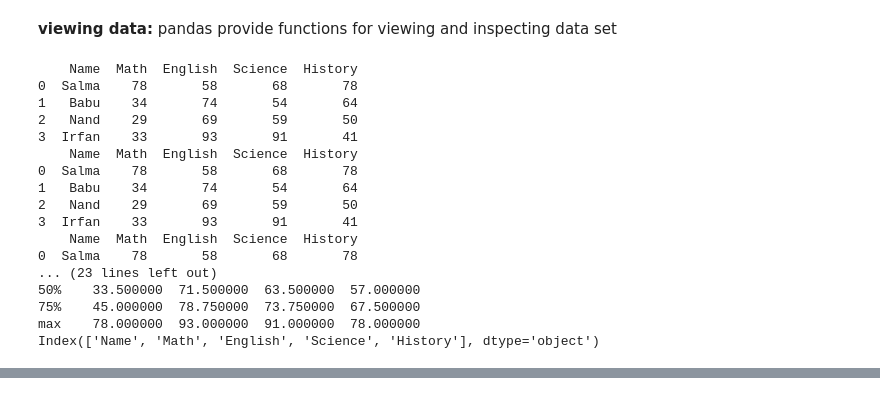
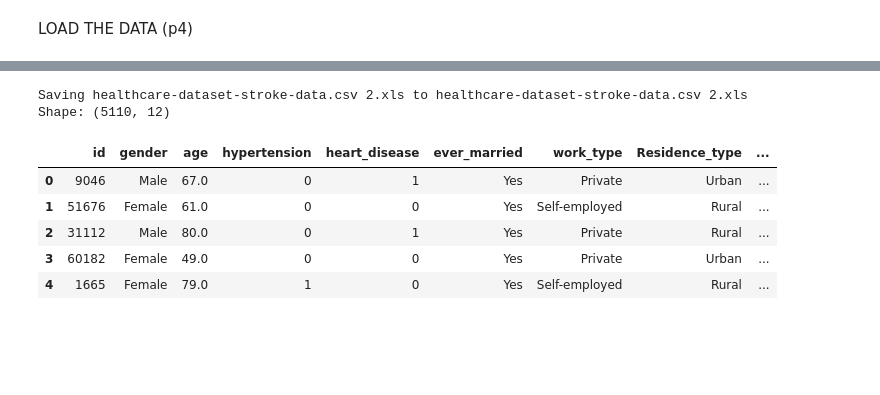
Before and after one commit to niyati248/Ai_potfolio, a Jupyter notebook: Untitled2.ipynb, the cells around one changed output, grey strips where cells are left out. Saved outputs shown, nothing was run; the diff lists cells and outputs as text; code cells hidden in the pictures; blank space fills up the shorter version.

```diff
--- a/Untitled2.ipynb
+++ b/Untitled2.ipynb
@@ -125,28 +2,0 @@ Name: popularity_score, dtype: bool
-# %% [markdown]
-**viewing data:** pandas provide functions for viewing and inspecting data set
-# %%
-print(new_data.head()) #Display the first 5 rows
-print(new_data.head(10)) #Display the first 10 rows
-print(new_data.tail()) #Display the last rows
-print(new_data.info()) #Display dataset info:
-print(new_data.shape) #Display the shape of the data
-print(new_data.describe()) #Display the statistical summary
-print(new_data.columns) #show column names
-# %% [output]
-    Name  Math  English  Science  History
-0  Salma    78       58       68       78
-1   Babu    34       74       54       64
-2   Nand    29       69       59       50
-3  Irfan    33       93       91       41
-    Name  Math  English  Science  History
-0  Salma    78       58       68       78
-1   Babu    34       74       54       64
-2   Nand    29       69       59       50
-3  Irfan    33       93       91       41
-    Name  Math  English  Science  History
-0  Salma    78       58       68       78
-... (23 lines left out)
-50%    33.500000  71.500000  63.500000  57.000000
-75%    45.000000  78.750000  73.750000  67.500000
-max    78.000000  93.000000  91.000000  78.000000
-Index(['Name', 'Math', 'English', 'Science', 'History'], dtype='object')
@@ -152,0 +11,13 @@ Index(['Name', 'Math', 'English', 'Science', 'History'], dtype='object')
+# %% [markdown]
+LOAD THE DATA
+(p4)
+# %%
+# Upload the dataset when prompted (works even if the file is named .xls - it is CSV format)
+from google.colab import files
+uploaded = files.upload()
+fname = list(uploaded.keys())[0]
+df = pd.read_csv(fname)
+raw = df.copy()                       # keep an untouched copy for before/after comparisons
+print("Shape:", df.shape)
+df.head()
+# %% [output]
@@ -152,0 +25,8 @@ Index(['Name', 'Math', 'English', 'Science', 'History'], dtype='object')
+Saving healthcare-dataset-stroke-data.csv 2.xls to healthcare-dataset-stroke-data.csv 2.xls
+Shape: (5110, 12)
+|  | id | gender | age | hypertension | heart_disease | ever_married | work_type | Residence_type | ... |
+| 0 | 9046 | Male | 67.0 | 0 | 1 | Yes | Private | Urban | ... |
+| 1 | 51676 | Female | 61.0 | 0 | 0 | Yes | Self-employed | Rural | ... |
+| 2 | 31112 | Male | 80.0 | 0 | 1 | Yes | Private | Rural | ... |
+| 3 | 60182 | Female | 49.0 | 0 | 0 | Yes | Private | Urban | ... |
+| 4 | 1665 | Female | 79.0 | 1 | 0 | Yes | Self-employed | Rural | ... |
```
Also changed, not shown: parts of 28 cells of this notebook.
